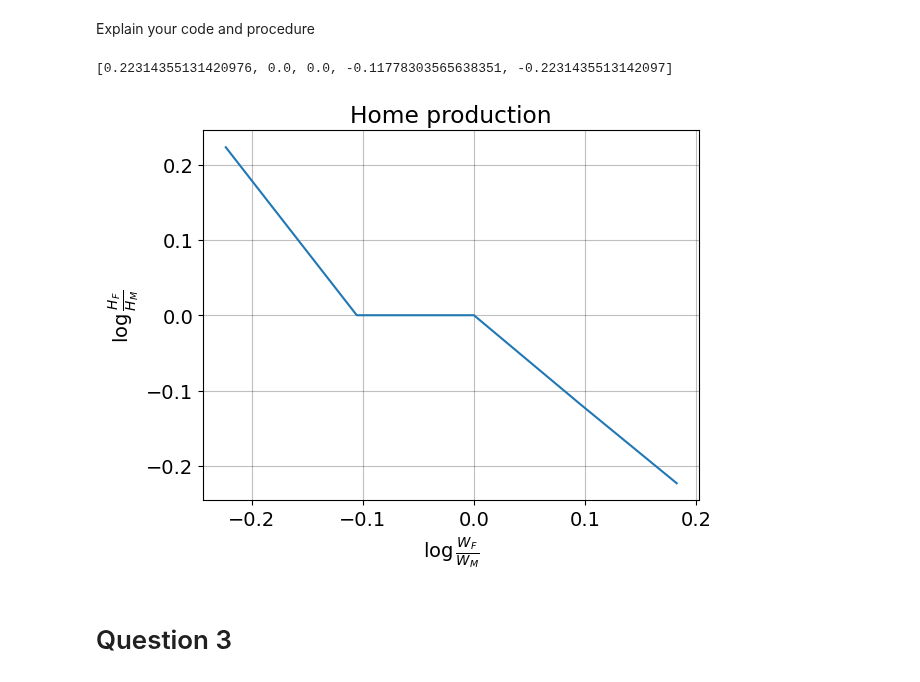
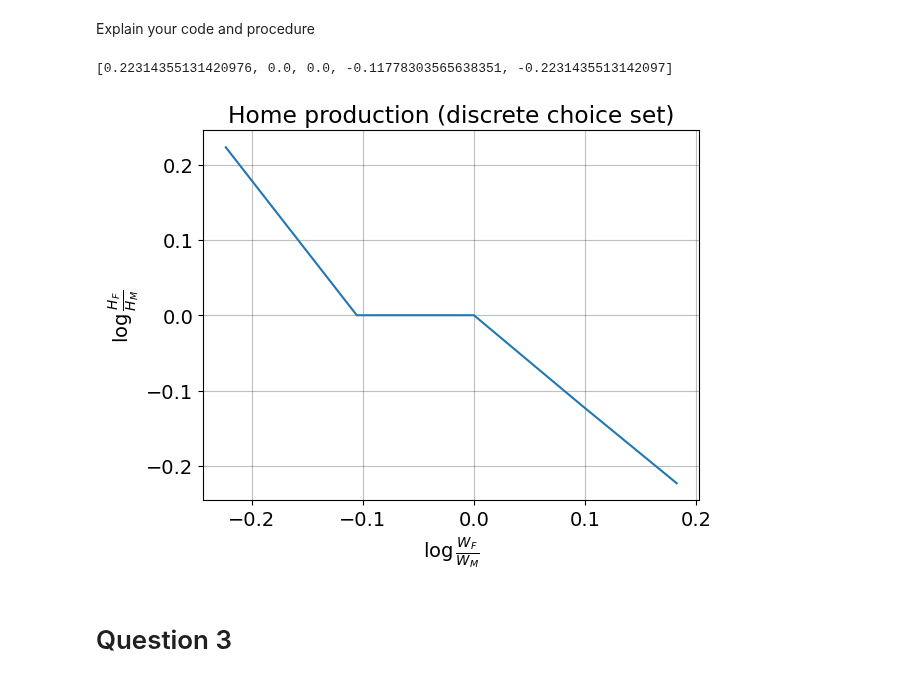
Before and after one commit to NumEconCopenhagen/projects-2023-vennerne, a Jupyter notebook: inauguralproject/inauguralproject.ipynb, the cells around one changed output. Drawn from its saved outputs; the diff is of its cells as text; code cells hidden in the pictures.

```diff
--- a/inauguralproject/inauguralproject.ipynb
+++ b/inauguralproject/inauguralproject.ipynb
@@ -78,28 +75,28 @@ Explain your code and procedure
 # %%
 Hratio = []
 model.par.sigma = 1.0
 model.par.alpha = 0.50
 for wF in model.par.wF_vec:
     model.par.wF = wF
     dis_sol = model.solve_discrete()
     Hratio.append(np.log(dis_sol.HF/dis_sol.HM))
 print(Hratio)
 
 
 # a. create the figure
 fig = plt.figure()
 
 # b. plot
 ax = fig.add_subplot(1,1,1)
 
 ax.plot(np.log(model.par.wF_vec), Hratio)
 
-ax.set_title('Home production')
+ax.set_title('Home production (discrete choice set)')
 ax.set_xlabel(r"$\log\frac{W_F}{W_M}$")
 ax.set_ylabel(r"$\log\frac{H_F}{H_M}$");
 # %% [output]
 [0.22314355131420976, 0.0, 0.0, -0.11778303565638351, -0.2231435513142097]
-[figure, old version]
+[figure, new version]
 # %% [markdown]
 # Question 3
 # %% [markdown]
```
Also changed, not shown: parts of 3 cells of this notebook.
